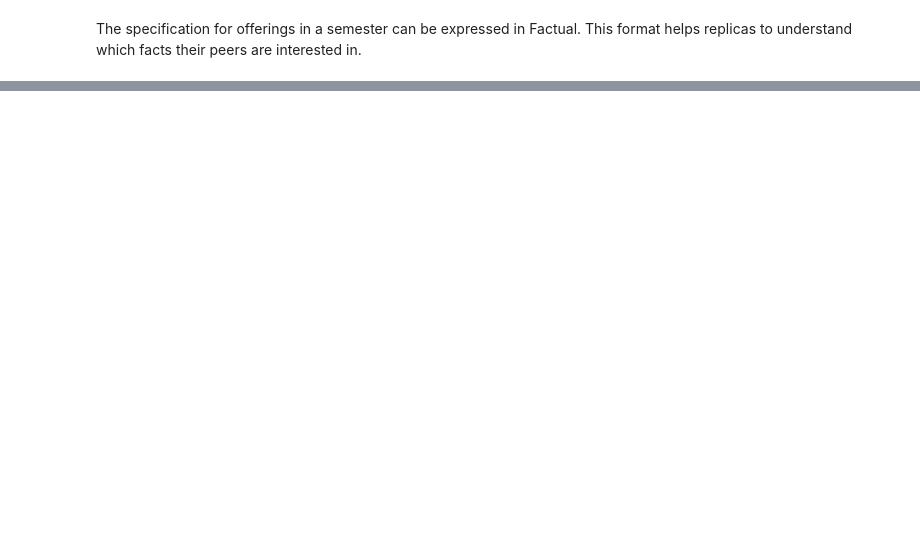
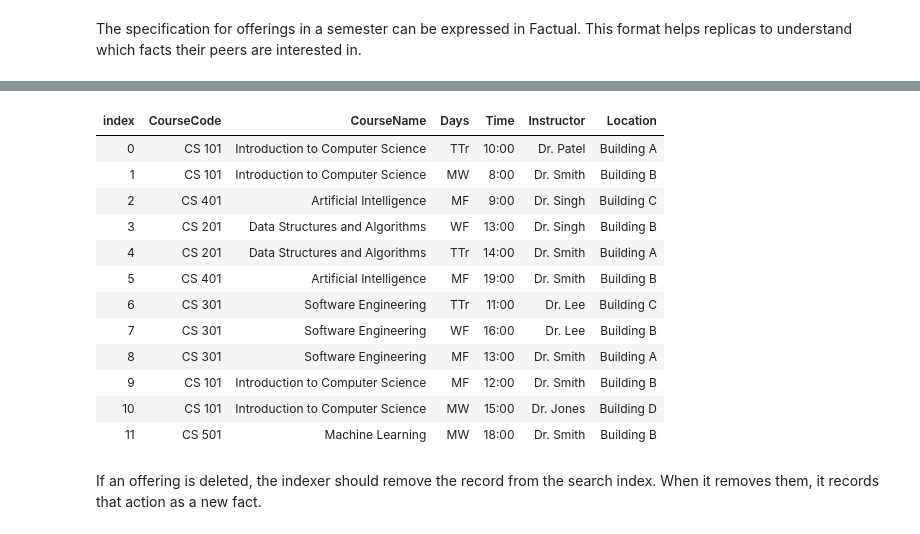
Before and after one commit to jinaga/university-system, a Jupyter notebook: notebooks/UniversityModel.ipynb, the cells around one changed output, grey strips where cells are left out. Drawn from its saved outputs; the diff is of its cells as text; code cells hidden in the pictures; blank space fills up the shorter version.

```diff
--- a/notebooks/UniversityModel.ipynb
+++ b/notebooks/UniversityModel.ipynb
@@ -239,0 +382,18 @@ offeringsForSemester.ToString()
+# %%
+index.Values.AsTable()
+# %% [output]
+| index | CourseCode | CourseName | Days | Time | Instructor | Location |
+| 0 | CS 101 | Introduction to Computer Science | TTr | 10:00 | Dr. Patel | Building A |
+| 1 | CS 101 | Introduction to Computer Science | MW | 8:00 | Dr. Smith | Building B |
+| 2 | CS 401 | Artificial Intelligence | MF | 9:00 | Dr. Singh | Building C |
+| 3 | CS 201 | Data Structures and Algorithms | WF | 13:00 | Dr. Singh | Building B |
+| 4 | CS 201 | Data Structures and Algorithms | TTr | 14:00 | Dr. Smith | Building A |
+| 5 | CS 401 | Artificial Intelligence | MF | 19:00 | Dr. Smith | Building B |
+| 6 | CS 301 | Software Engineering | TTr | 11:00 | Dr. Lee | Building C |
+| 7 | CS 301 | Software Engineering | WF | 16:00 | Dr. Lee | Building B |
+| 8 | CS 301 | Software Engineering | MF | 13:00 | Dr. Smith | Building A |
+| 9 | CS 101 | Introduction to Computer Science | MF | 12:00 | Dr. Smith | Building B |
+| 10 | CS 101 | Introduction to Computer Science | MW | 15:00 | Dr. Jones | Building D |
+| 11 | CS 501 | Machine Learning | MW | 18:00 | Dr. Smith | Building B |
+# %% [markdown]
+If an offering is deleted, the indexer should remove the record from the search index. When it removes them, it records that action as a new fact.
```
Also changed, not shown: parts of 22 cells of this notebook.
